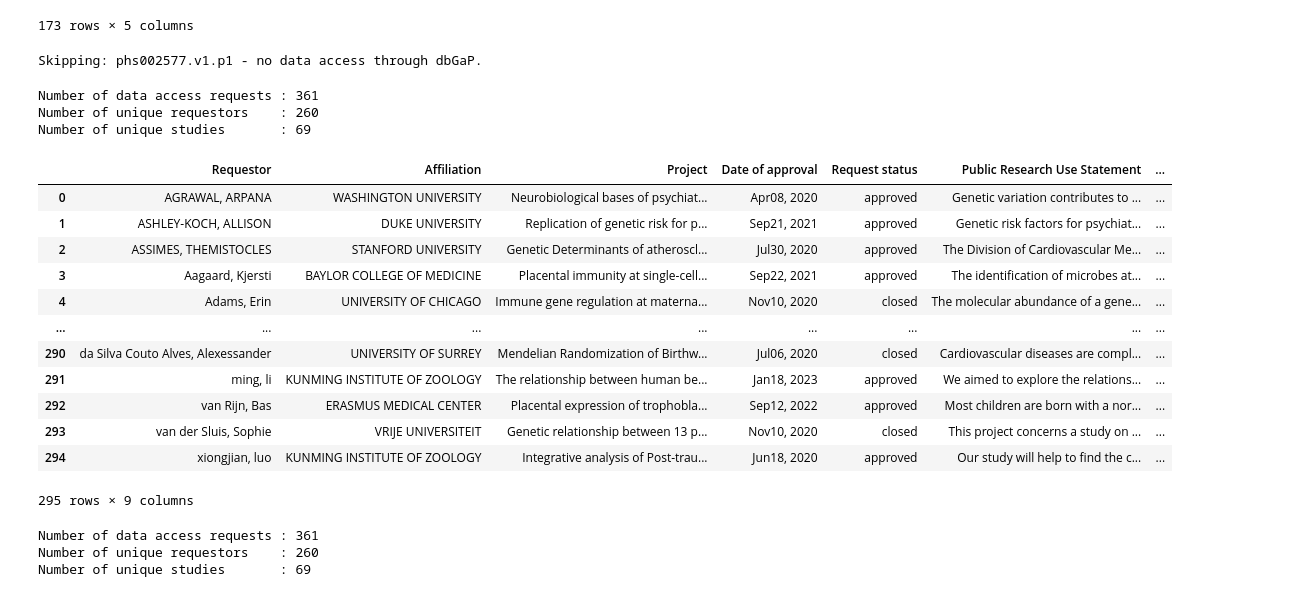
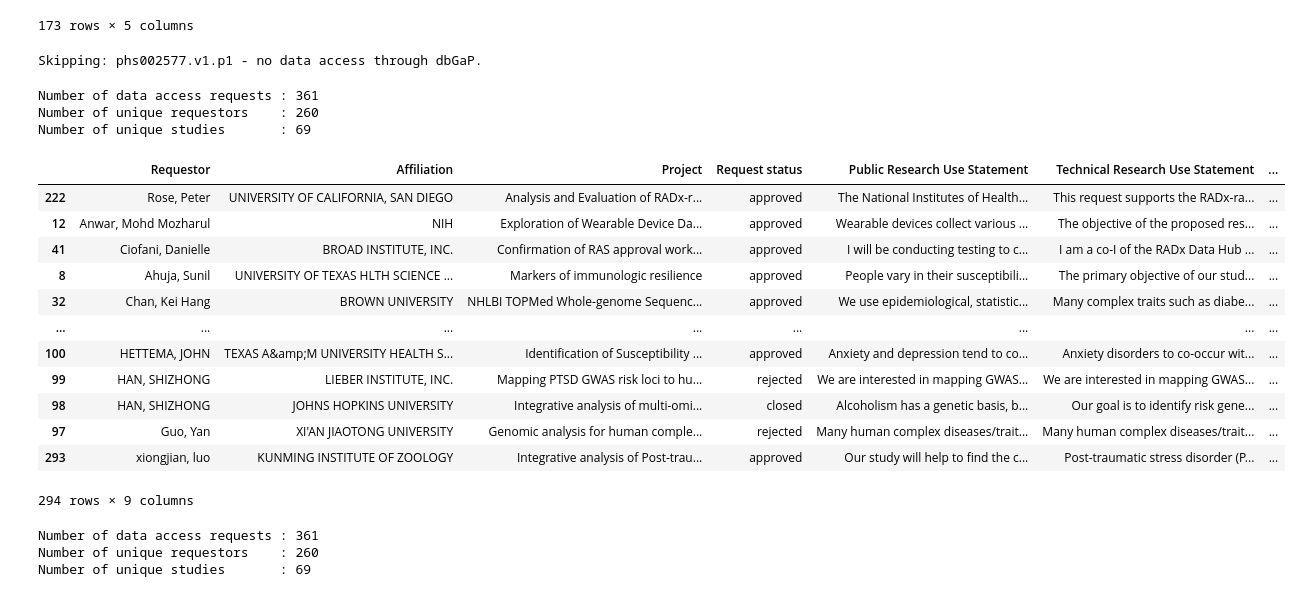
Before and after one commit to radxrad/dbgap-reporter, a Jupyter notebook: notebooks/dbgap-reporter.ipynb, the cells around one changed output. Cells and saved outputs as stored; diff of their text form; code cells hidden in the pictures.

Commit message:
Sort results

```diff
--- a/notebooks/dbgap-reporter.ipynb
+++ b/notebooks/dbgap-reporter.ipynb
@@ -110,7 +110,7 @@ Number of studies for "COVID-19": 173
 | 172 | phs001886.v4.p1 | Single Cell Analysis of Human Par... | Parturition is a well-orchestrate... | Case-Control | GRU-NPU --- General research use ... |
 173 rows × 5 columns
 # %%
-#@title Summary of data access requests
+#@title Data access requests grouped by requestor
 def get_download_url(accession):
     return "https://www.ncbi.nlm.nih.gov/projects/gap/cgi-bin/GetAuthorizedRequestDownload.cgi?study_id=" + accession
 
@@ -126,48 +126,56 @@ def get_authorized_requests(studies):
             df["accession"] = row["accession"]
             df["name"] = row["name"]
             authorized_requests = pd.concat([authorized_requests, df], ignore_index=True)
         except:
             print(f"Skipping: {row['accession']} - no data access through dbGaP.")
 
     return authorized_requests
 
 requests = get_authorized_requests(studies)
 
 # group requests to create a summary view
 if requests.shape[0] > 0:
-    summary = requests.groupby(["Requestor", "Affiliation", "Project", "Date of approval", "Request status",
+    # summary = requests.groupby(["Requestor", "Affiliation", "Project", "Date of approval", "Request status",
+    #                             "Public Research Use Statement", "Technical Research Use Statement"],
+    #                             as_index=False)["accession"].agg(', '.join)
+    summary = requests.groupby(["Requestor", "Affiliation", "Project", "Request status",
                                 "Public Research Use Statement", "Technical Research Use Statement"],
-                                as_index=False)["accession"].agg(', '.join)
+                                as_index=False)[["Date of approval","accession"]].agg(", ".join)
 
+    # keep only unique dates
+    summary["Date of approval"] = summary["Date of approval"].str.split(", ").apply(set).str.join(", ")
+
+    # show most frequent requests first
     summary["Number of requests"] = summary["accession"].str.count(",") + 1
+    summary.sort_values(by="Number of requests", ascending=False, inplace=True)
 
 # show results
 print()
 print()
 print("Number of data access requests :", requests.shape[0])
 
 if requests.shape[0] > 0:
     print("Number of unique requestors    :", len(requests["Requestor"].unique()))
     print("Number of unique studies       :", len(requests["accession"].unique()))
     display(data_table.DataTable(summary, include_index=False, num_rows_per_page=10))
 # %% [output]
 Skipping: phs002577.v1.p1 - no data access through dbGaP.
 Number of data access requests : 361
 Number of unique requestors    : 260
 Number of unique studies       : 69
-|  | Requestor | Affiliation | Project | Date of approval | Request status | Public Research Use Statement | ... |
-| 0 | AGRAWAL, ARPANA | WASHINGTON UNIVERSITY | Neurobiological bases of psychiat... | Apr08, 2020 | approved | Genetic variation contributes to ... | ... |
-| 1 | ASHLEY-KOCH, ALLISON | DUKE UNIVERSITY | Replication of genetic risk for p... | Sep21, 2021 | approved | Genetic risk factors for psychiat... | ... |
-| 2 | ASSIMES, THEMISTOCLES | STANFORD UNIVERSITY | Genetic Determinants of atheroscl... | Jul30, 2020 | approved | The Division of Cardiovascular Me... | ... |
-| 3 | Aagaard, Kjersti | BAYLOR COLLEGE OF MEDICINE | Placental immunity at single-cell... | Sep22, 2021 | approved | The identification of microbes at... | ... |
-| 4 | Adams, Erin | UNIVERSITY OF CHICAGO | Immune gene regulation at materna... | Nov10, 2020 | closed | The molecular abundance of a gene... | ... |
+|  | Requestor | Affiliation | Project | Request status | Public Research Use Statement | Technical Research Use Statement | ... |
+| 222 | Rose, Peter | UNIVERSITY OF CALIFORNIA, SAN DIEGO | Analysis and Evaluation of RADx-r... | approved | The National Institutes of Health... | This request supports the RADx-ra... | ... |
+| 12 | Anwar, Mohd Mozharul | NIH | Exploration of Wearable Device Da... | approved | Wearable devices collect various ... | The objective of the proposed res... | ... |
+| 41 | Ciofani, Danielle | BROAD INSTITUTE, INC. | Confirmation of RAS approval work... | approved | I will be conducting testing to c... | I am a co-I of the RADx Data Hub ... | ... |
+| 8 | Ahuja, Sunil | UNIVERSITY OF TEXAS HLTH SCIENCE ... | Markers of immunologic resilience | approved | People vary in their susceptibili... | The primary objective of our stud... | ... |
+| 32 | Chan, Kei Hang | BROWN UNIVERSITY | NHLBI TOPMed Whole-genome Sequenc... | approved | We use epidemiological, statistic... | Many complex traits such as diabe... | ... |
 | ... | ... | ... | ... | ... | ... | ... | ... |
-| 290 | da Silva Couto Alves, Alexessander | UNIVERSITY OF SURREY | Mendelian Randomization of Birthw... | Jul06, 2020 | closed | Cardiovascular diseases are compl... | ... |
-| 291 | ming, li | KUNMING INSTITUTE OF ZOOLOGY | The relationship between human be... | Jan18, 2023 | approved | We aimed to explore the relations... | ... |
-| 292 | van Rijn, Bas | ERASMUS MEDICAL CENTER | Placental expression of trophobla... | Sep12, 2022 | approved | Most children are born with a nor... | ... |
-| 293 | van der Sluis, Sophie | VRIJE UNIVERSITEIT | Genetic relationship between 13 p... | Nov10, 2020 | closed | This project concerns a study on ... | ... |
-| 294 | xiongjian, luo | KUNMING INSTITUTE OF ZOOLOGY | Integrative analysis of Post-trau... | Jun18, 2020 | approved | Our study will help to find the c... | ... |
+| 100 | HETTEMA, JOHN | TEXAS A&amp;M UNIVERSITY HEALTH S... | Identification of Susceptibility ... | approved | Anxiety and depression tend to co... | Anxiety disorders to co-occur wit... | ... |
+| 99 | HAN, SHIZHONG | LIEBER INSTITUTE, INC. | Mapping PTSD GWAS risk loci to hu... | rejected | We are interested in mapping GWAS... | We are interested in mapping GWAS... | ... |
+| 98 | HAN, SHIZHONG | JOHNS HOPKINS UNIVERSITY | Integrative analysis of multi-omi... | closed | Alcoholism has a genetic basis, b... | Our goal is to identify risk gene... | ... |
+| 97 | Guo, Yan | XI'AN JIAOTONG UNIVERSITY | Genomic analysis for human comple... | rejected | Many human complex diseases/trait... | Many human complex diseases/trait... | ... |
+| 293 | xiongjian, luo | KUNMING INSTITUTE OF ZOOLOGY | Integrative analysis of Post-trau... | approved | Our study will help to find the c... | Post-traumatic stress disorder (P... | ... |
-295 rows × 9 columns
+294 rows × 9 columns
 # %%
 #@title Detailed table of data access requests
 print("Number of data access requests :", requests.shape[0])
```
